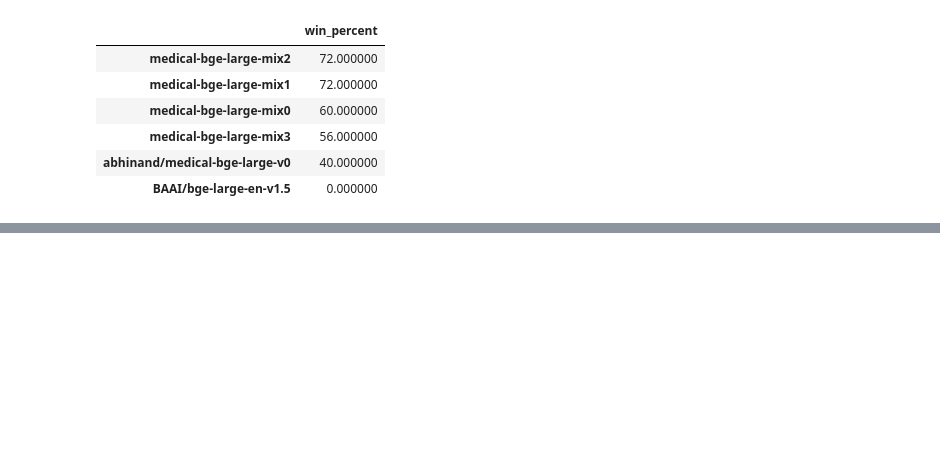
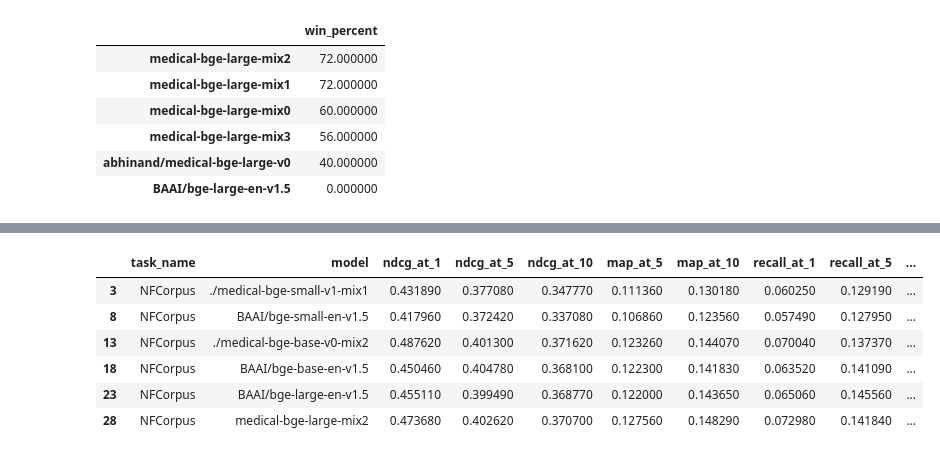
Before and after one commit to abhinand5/MedEmbed, a Jupyter notebook: notebooks/bge_result_analysis.ipynb, the cells around one changed output, grey strips where cells are left out. Saved outputs shown, nothing was run; the diff lists cells and outputs as text; code cells hidden in the pictures; blank space fills up the shorter version.

```diff
--- a/notebooks/bge_result_analysis.ipynb
+++ b/notebooks/bge_result_analysis.ipynb
@@ -466,0 +499,11 @@ Model Ranking based on Head-to-Head Wins:
+# %%
+_m1_df = df.loc[df["task_name"] == "NFCorpus", selected_metrics]
+display(style_dataframe(_m1_df, colormap=create_custom_colormap()))
+# %% [output]
+|  | task_name | model | ndcg_at_1 | ndcg_at_5 | ndcg_at_10 | map_at_5 | map_at_10 | recall_at_1 | recall_at_5 | ... |
+| 3 | NFCorpus | ./medical-bge-small-v1-mix1 | 0.431890 | 0.377080 | 0.347770 | 0.111360 | 0.130180 | 0.060250 | 0.129190 | ... |
+| 8 | NFCorpus | BAAI/bge-small-en-v1.5 | 0.417960 | 0.372420 | 0.337080 | 0.106860 | 0.123560 | 0.057490 | 0.127950 | ... |
+| 13 | NFCorpus | ./medical-bge-base-v0-mix2 | 0.487620 | 0.401300 | 0.371620 | 0.123260 | 0.144070 | 0.070040 | 0.137370 | ... |
+| 18 | NFCorpus | BAAI/bge-base-en-v1.5 | 0.450460 | 0.404780 | 0.368100 | 0.122300 | 0.141830 | 0.063520 | 0.141090 | ... |
+| 23 | NFCorpus | BAAI/bge-large-en-v1.5 | 0.455110 | 0.399490 | 0.368770 | 0.122000 | 0.143650 | 0.065060 | 0.145560 | ... |
+| 28 | NFCorpus | medical-bge-large-mix2 | 0.473680 | 0.402620 | 0.370700 | 0.127560 | 0.148290 | 0.072980 | 0.141840 | ... |
```
Also changed, not shown: parts of 21 cells of this notebook, 8 other files.
